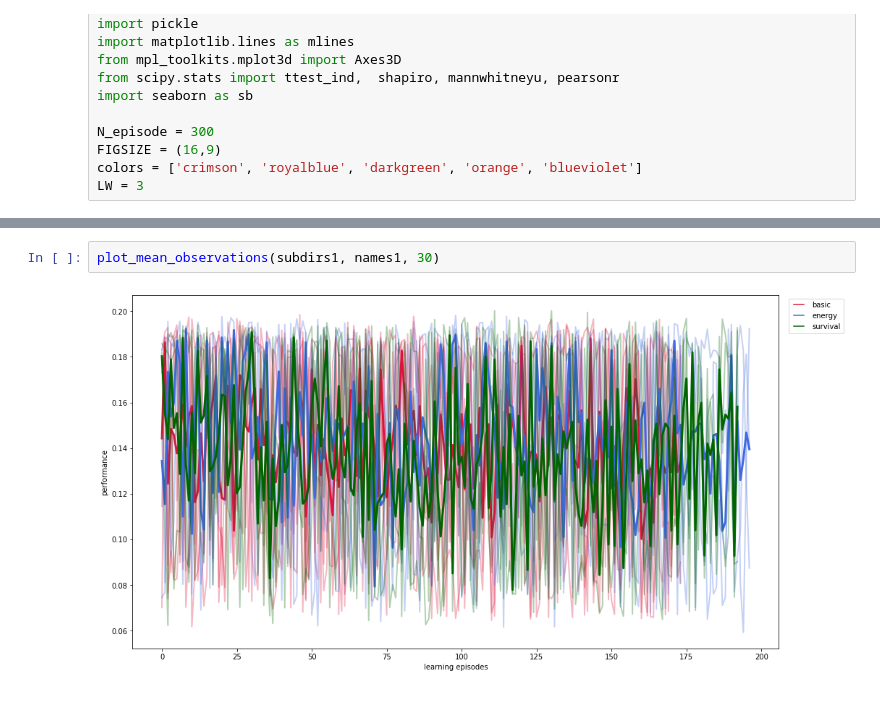
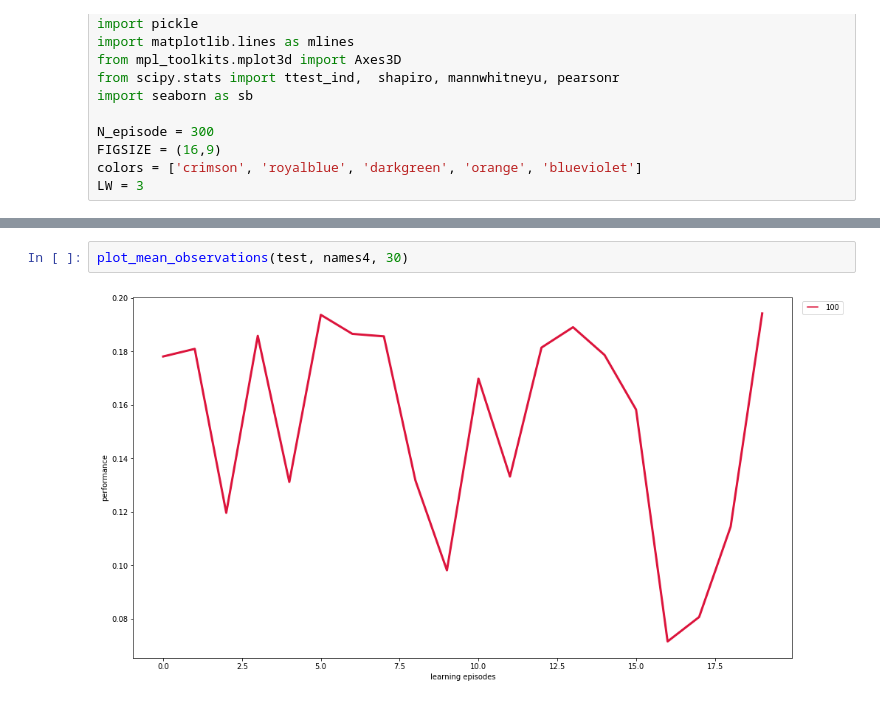
Before and after one commit to TimotheeAnne/Prelab_LARSEN, a Jupyter notebook: fast_adaptation_embedding/plot.ipynb, the cells around one changed output, grey strips where cells are left out. Saved outputs shown, nothing was run; the diff lists cells and outputs as text.

```diff
--- a/fast_adaptation_embedding/plot.ipynb
+++ b/fast_adaptation_embedding/plot.ipynb
@@ -159,4 +456,4 @@ plot_rewards(subdirs1, names1)
 # %%
-plot_mean_observations(subdirs1, names1, 30)
+plot_mean_observations(test, names4, 30)
 # %% [output]
-[figure, old version]
+[figure, new version]
```
Also changed, not shown: parts of 30 cells of this notebook.
